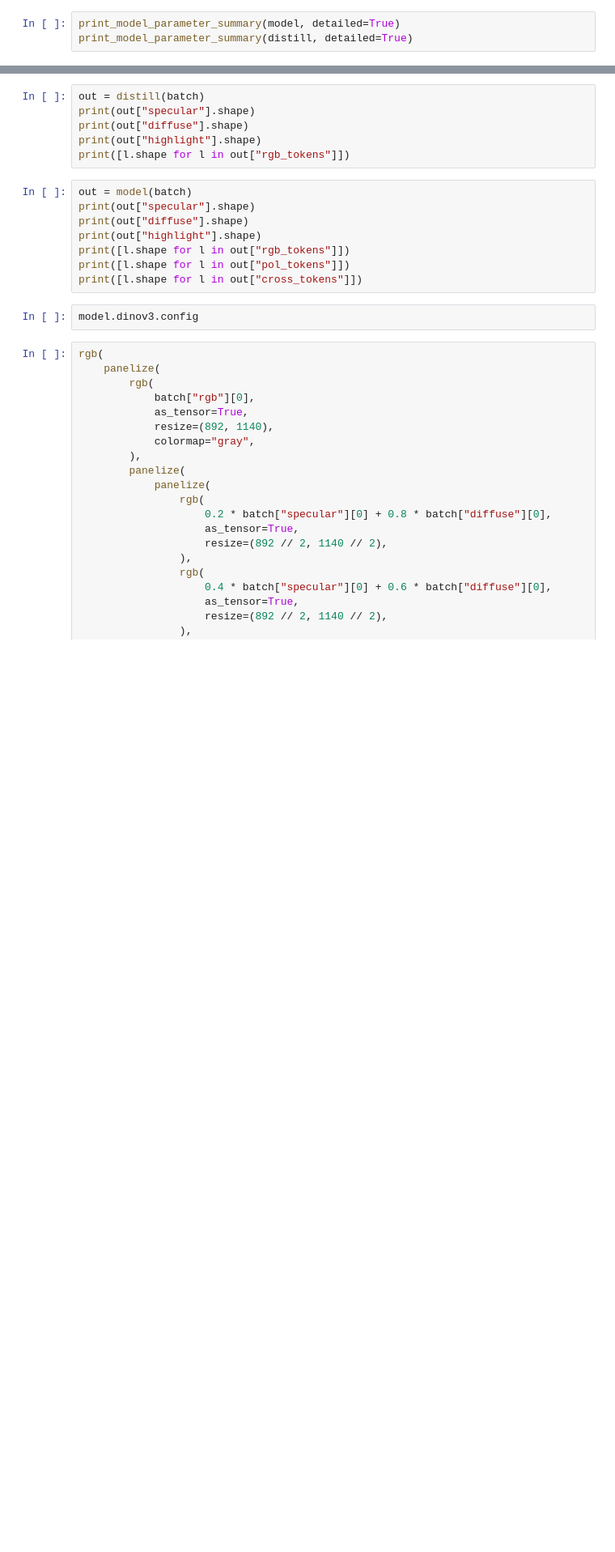
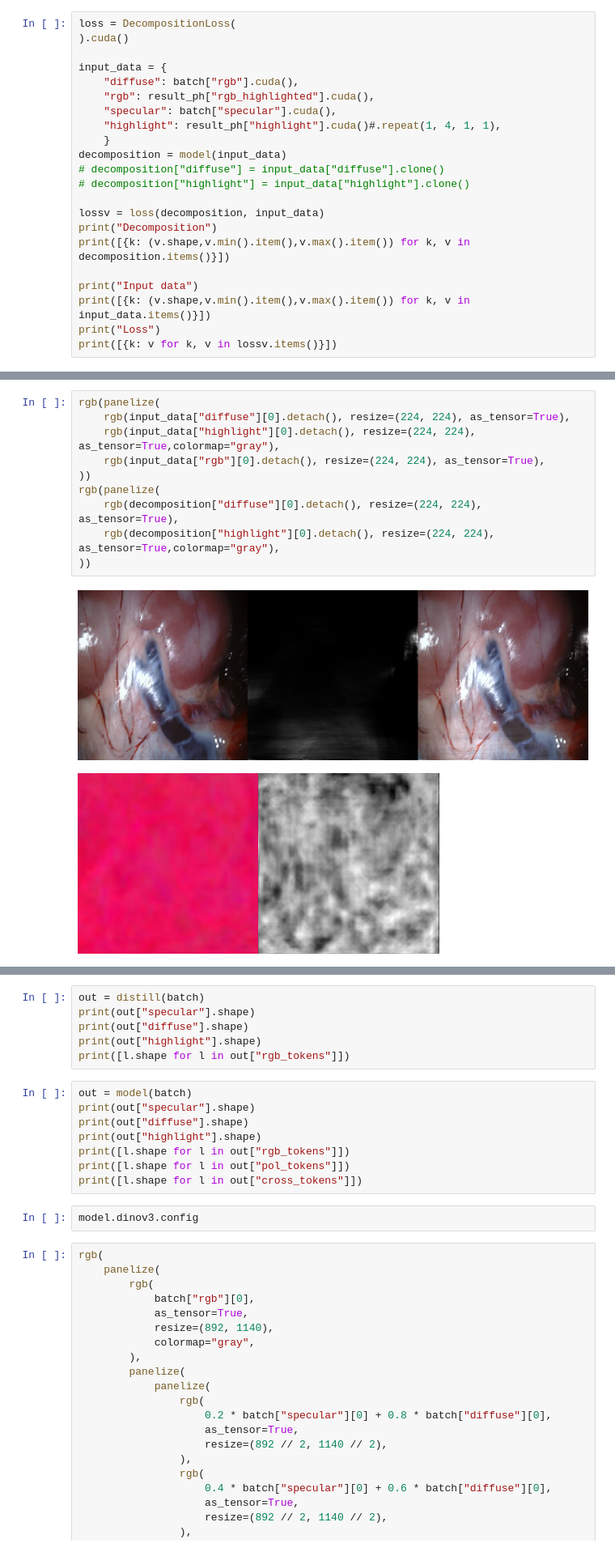
Before and after one commit to alberto-rota/UnReflectAnything, a Jupyter notebook: sandboxes/model_tester.ipynb, the cells around one changed output, grey strips where cells are left out. Shown at 81% size. Saved outputs shown, nothing was run; the diff lists cells and outputs as text; blank space fills up the shorter version.

```diff
--- a/sandboxes/model_tester.ipynb
+++ b/sandboxes/model_tester.ipynb
@@ -58,3 +101,22 @@ len(model.dinov3(batch["rgb"])["all_hidden_states"])
 # %%
-print_model_parameter_summary(model, detailed=True)
-print_model_parameter_summary(distill, detailed=True)
+loss = DecompositionLoss(
+).cuda()
+
+input_data = {
+    "diffuse": batch["rgb"].cuda(),
+    "rgb": result_ph["rgb_highlighted"].cuda(),
+    "specular": batch["specular"].cuda(),
+    "highlight": result_ph["highlight"].cuda()#.repeat(1, 4, 1, 1),
+    }
+decomposition = model(input_data)
+# decomposition["diffuse"] = input_data["diffuse"].clone()
+# decomposition["highlight"] = input_data["highlight"].clone()
+
+lossv = loss(decomposition, input_data)
+print("Decomposition")
+print([{k: (v.shape,v.min().item(),v.max().item()) for k, v in decomposition.items()}])
+
+print("Input data")
+print([{k: (v.shape,v.min().item(),v.max().item()) for k, v in input_data.items()}])
+print("Loss")
+print([{k: v for k, v in lossv.items()}])
@@ -60,0 +201,13 @@ print_model_parameter_summary(distill, detailed=True)
+# %%
+rgb(panelize(
+    rgb(input_data["diffuse"][0].detach(), resize=(224, 224), as_tensor=True),
+    rgb(input_data["highlight"][0].detach(), resize=(224, 224), as_tensor=True,colormap="gray"),
+    rgb(input_data["rgb"][0].detach(), resize=(224, 224), as_tensor=True),
+))
+rgb(panelize(
+    rgb(decomposition["diffuse"][0].detach(), resize=(224, 224), as_tensor=True),
+    rgb(decomposition["highlight"][0].detach(), resize=(224, 224), as_tensor=True,colormap="gray"),
+))
+# %% [output]
+[figure, added]
+[figure, added]
```
Also changed, not shown: parts of 13 cells of this notebook, 21 other files.
